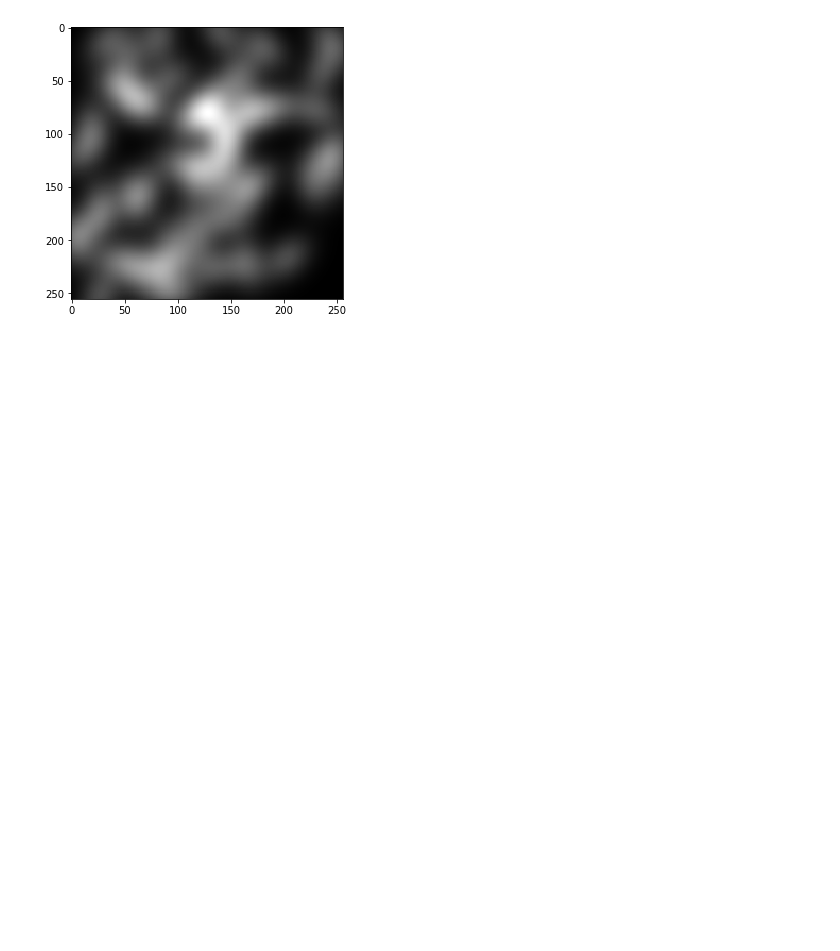
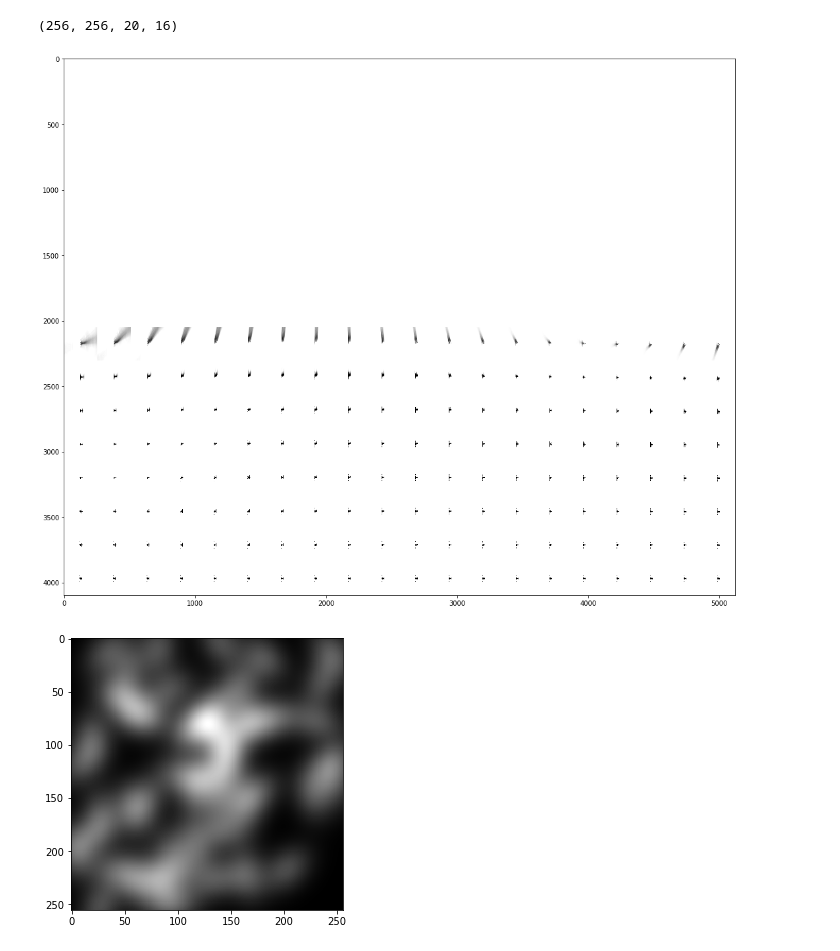
Before and after one commit to ShengCN/soft_shadow, a Jupyter notebook: data_process/base.ipynb, the cells around one changed output. Cells and saved outputs as stored; diff of their text form; code cells hidden in the pictures; blank space fills up the shorter version.

```diff
--- a/data_process/base.ipynb
+++ b/data_process/base.ipynb
@@ -16,3 +19,26 @@ from PIL import Image
+# %%
+dataset_folder = '/home/ysheng/Dataset/general_dataset/base/'
+folders = get_folders(dataset_folder)
+
+test_folder = '/home/ysheng/Dataset/general_dataset/base/airplane_0061/'
+test_base = os.path.join(test_folder, 'pitch_15_rot_0_shadow.npy')
+
+base_np = np.load(test_base)
+# %%
+base_np.shape
+# %% [output]
+(256, 256, 20, 16)
+# %%
+base_map = np.zeros((256 * 20,256 * 16))
+for i in range(20):
+    for j in range(16):
+        base_map[i * 256:(i+1) * 256, j * 256:(j+1) * 256] = base_np[:,:, i, j]
+# %%
+plt.figure(figsize=(25,15))
+plt.imshow(base_map.T, cmap='gray')
+plt.show()
+# %% [output]
+[figure, added]
 # %%
 path = '/home/ysheng/Dataset/soft_shadow/new_dataset/notsimulated_combine_male_short_outfits_genesis8_armani_casualoutfit03_Base_Pose_Standing_A/'
 output_folder = os.path.join(path, 'base')
```
Also changed, not shown: parts of 2 cells of this notebook, 10 other files.
